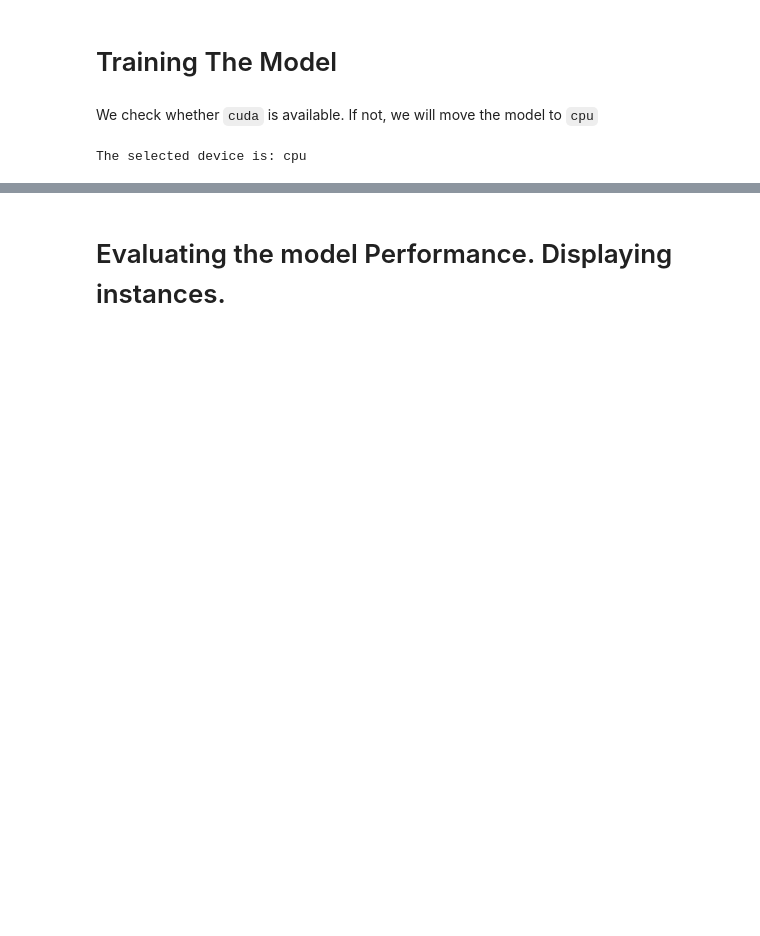
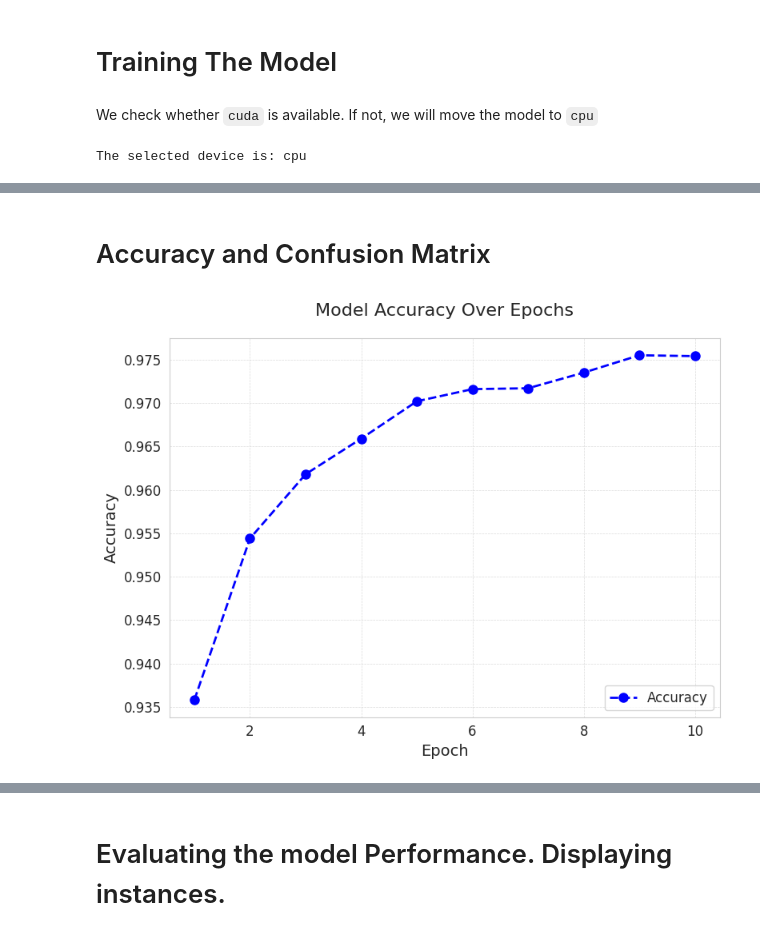
Before and after one commit to smartestnerdfromtown/handwrt_dgt_rcgn_pytorch, a Jupyter notebook: main.ipynb, the cells around one changed output, grey strips where cells are left out. Drawn from its saved outputs; the diff is of its cells as text; code cells hidden in the pictures; blank space fills up the shorter version.

Commit message:
Redesign of code. confusion matrix. resources.

```diff
--- a/main.ipynb
+++ b/main.ipynb
@@ -336,0 +417,62 @@ Test set: Average Loss: 0.0149, Accuracy: 0.9744 (97%)
+# %% [markdown]
+# Accuracy and Confusion Matrix
+# %%
+def visualize_accuracy(
+    accuracy_list: List[float],
+    save_plot: bool = False,
+    filename: str = "accuracy_over_epochs.png",
+) -> None:
+    """
+    Visualize the accuracy of a model over training epochs with enhanced aesthetics.
+
+    Args:
+        accuracy_list (List[float]): List of accuracy values for each epoch.
+        save_plot (bool): If True, saves the plot as an image file. Default is False.
+        filename (str): Name of the file to save the plot. Default is "accuracy_over_epochs.png".
+
+    Returns:
+        None: Displays a plot of accuracy over epochs.
+    """
+    if not accuracy_list:
+        raise ValueError("The accuracy list is empty.")
+
+    num_of_epochs = len(accuracy_list)
+
+    sns.set_style("whitegrid")
+    sns.set_palette("deep")
+
+    fig, ax = plt.subplots(figsize=(8, 6))
+
+    # Plot accuracy over epochs
+    ax.plot(
+        range(1, num_of_epochs + 1),  # Epochs
+        accuracy_list,                # Accuracy values
+        linestyle="--",               # Dashed line style
+        marker="o",                   # Circle markers
+        markersize=8,                 # Marker size
+        linewidth=2,                  # Line width
+        color="b",                    # Line color
+        label="Accuracy"              # Label for legend
+    )
+
+    ax.set_xlabel("Epoch", fontsize=14)
+    ax.set_ylabel("Accuracy", fontsize=14)
+    ax.set_title("Model Accuracy Over Epochs", fontsize=16, pad=20)
+
+    ax.tick_params(axis="both", which="major", labelsize=12)
+
+    ax.grid(visible=True, which="major", linestyle="--", linewidth=0.5, alpha=0.7)
+
+    ax.legend(fontsize=12, loc="lower right")
+
+    plt.tight_layout()
+
+    if save_plot:
+        plt.savefig(filename, dpi=800, bbox_inches="tight")
+
+    plt.show()
+
+
+visualize_accuracy(accuracy_list=accuracy_list, save_plot=True)
+# %% [output]
+[figure, added]
```
Also changed, not shown: parts of 16 cells of this notebook.
